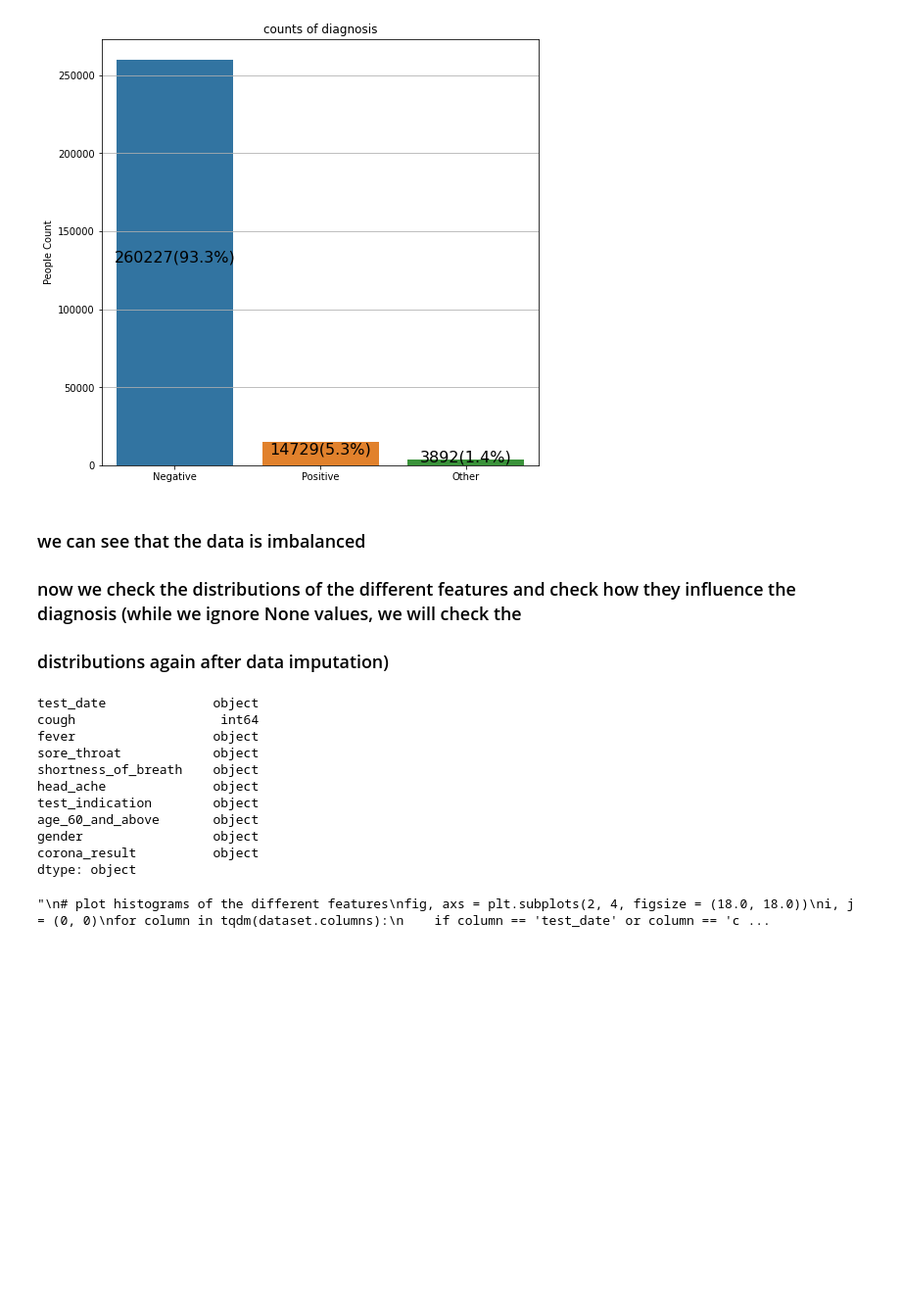
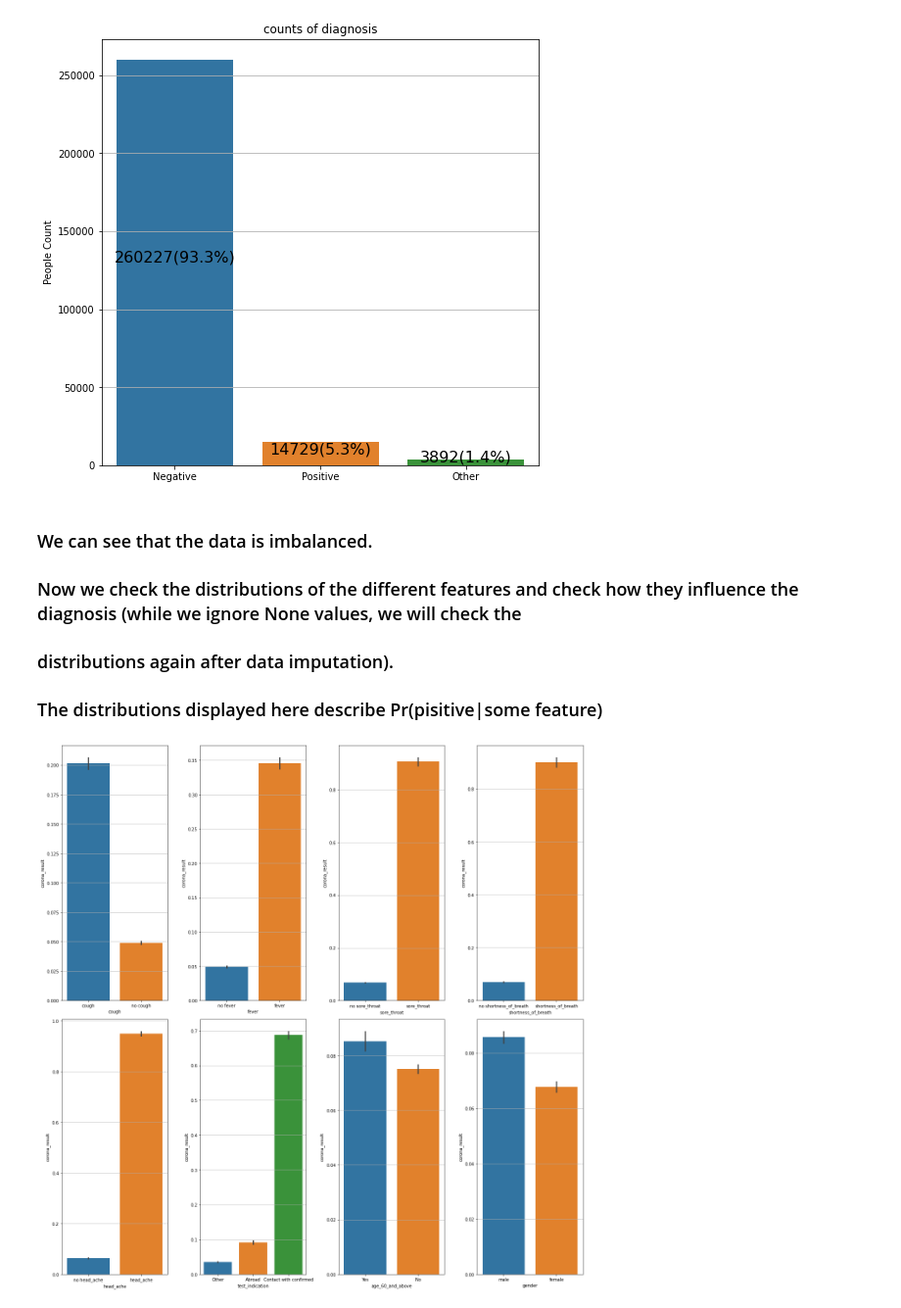
Before and after one commit to NirLalum/corona-diagnosis, a Jupyter notebook: covid_pred.ipynb, the cells around one changed output. Shown at 98% size. Saved outputs shown, nothing was run; the diff lists cells and outputs as text; code cells hidden in the pictures; blank space fills up the shorter version.

```diff
--- a/covid_pred.ipynb
+++ b/covid_pred.ipynb
@@ -108,9 +108,10 @@ for patch in diagnosis_bar.patches:
 # %% [output]
 [figure]
 # %% [markdown]
-### we can see that the data is imbalanced
-### now we check the distributions of the different features and check how they influence the diagnosis (while we ignore None values, we will check the
-### distributions again after data imputation)
+### We can see that the data is imbalanced.
+### Now we check the distributions of the different features and check how they influence the diagnosis (while we ignore None values, we will check the
+### distributions again after data imputation).
+### The distributions displayed here describe Pr(pisitive|some feature)
 # %%
 # this function maps values for given dataset, column name and dictionary
 # dict_costum is a boolean: True - dict is given from user else default dict
@@ -132,50 +133,36 @@ for column in data_plot.columns:
 
 #check_values_count(data_plot) # check if the data is cleaned
 
-#data_plot.astype({'cough': str, 'fever': str, 'sore_throat': str, 'shortness_of_breath': str, 'head_ache': str})
-#data_plot.astype({'cough': int, 'fever': int, 'sore_throat': int, 'shortness_of_breath': int, 'head_ache': int})
-data_plot['cough'] = data_plot['cough'].astype('str').astype('int')
-print(data_plot.dtypes)
-#check_values_count(data_plot)
+# cast the data to int
+for column in columns_list[0:5]:
+    data_plot[column] = data_plot[column].astype('str').astype('int')
+
 for column in columns_list:
     if column == 'corona_result':
         corona_result_dict = {'positive' : 1, 'negative' : 0, 'other' : 0} # should pther be 0 or 1 or maybe deleted
         map_columns(data_plot, column, dict_costum = True, map_dict = corona_result_dict)
     else:
         map_columns(data_plot, column)
 
 #check_values_count(data_plot) # check if the data is mapped
 
-"""
 # plot histograms of the different features
 fig, axs = plt.subplots(2, 4, figsize = (18.0, 18.0))
 i, j = (0, 0)
 for column in tqdm(dataset.columns):
     if column == 'test_date' or column == 'corona_result':
         continue
 
     ax = axs[i,j]
     sns.barplot(x = column, y = 'corona_result', data=data_plot, ax = ax)
 
     if j == 3:
         i = i + 1
         j = 0
         continue
 
     j = j + 1
 
 fig.tight_layout()
-"""
 # %% [output]
-test_date              object
-cough                   int64
-fever                  object
-sore_throat            object
-shortness_of_breath    object
-head_ache              object
-test_indication        object
-age_60_and_above       object
-gender                 object
-corona_result          object
-dtype: object
-"\n# plot histograms of the different features\nfig, axs = plt.subplots(2, 4, figsize = (18.0, 18.0))\ni, j = (0, 0)\nfor column in tqdm(dataset.columns):\n    if column == 'test_date' or column == 'c ...
+[figure, added]
```
Also changed, not shown: parts of 4 cells of this notebook.
